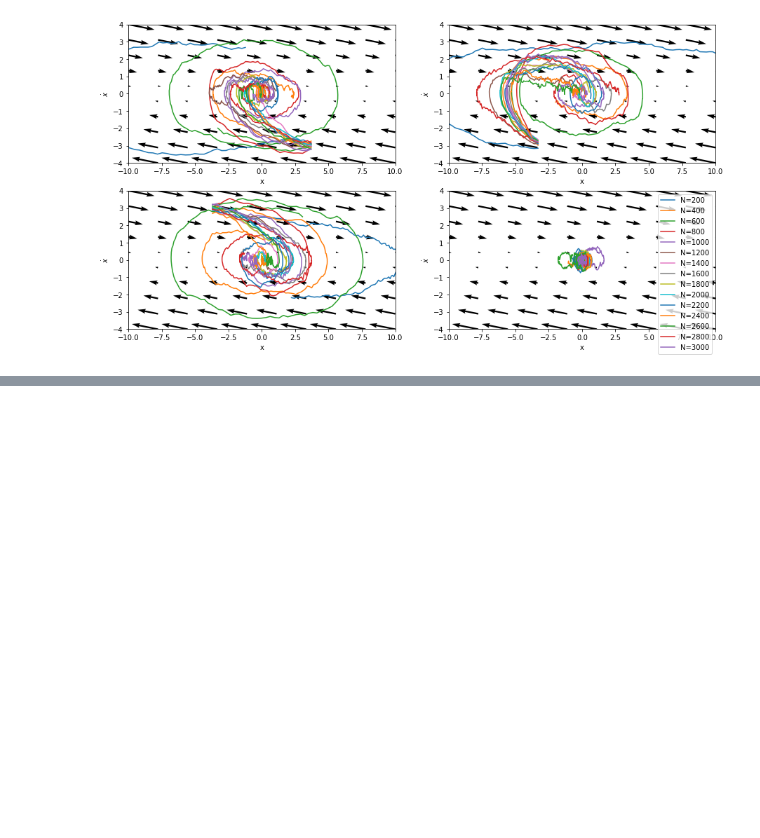
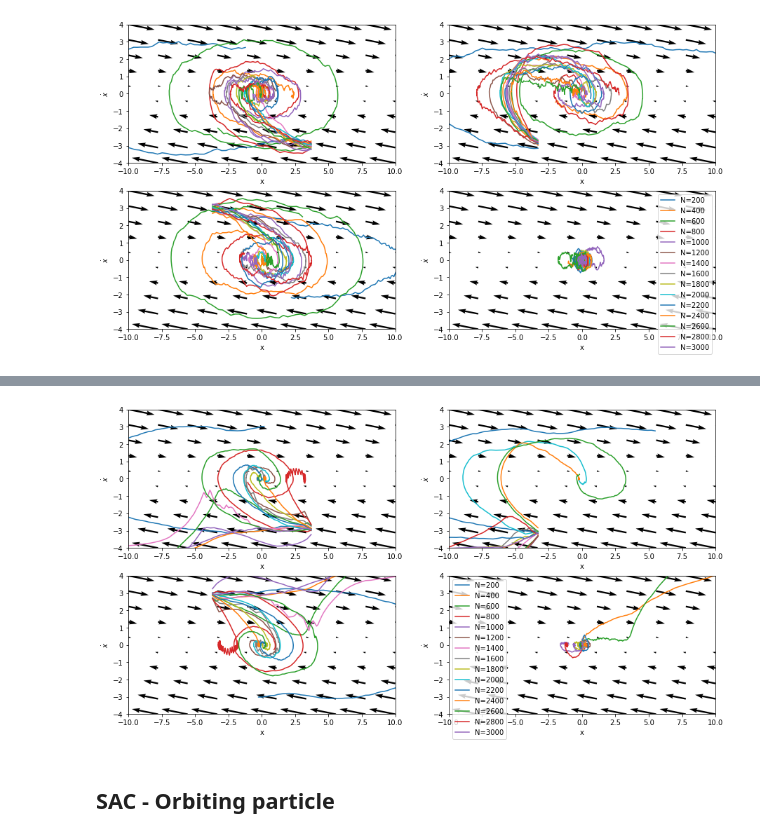
Before and after one commit to JopNiessen/SoftActorCritic, a Jupyter notebook: RSAC_straightline_motion.ipynb, the cells around one changed output, grey strips where cells are left out. Drawn from its saved outputs; the diff is of its cells as text; code cells hidden in the pictures; blank space fills up the shorter version.

```diff
--- a/RSAC_straightline_motion.ipynb
+++ b/RSAC_straightline_motion.ipynb
@@ -302,0 +428,25 @@ plt.show()
+# %%
+fig, ax = plt.subplots(2, 2, figsize=(15, 8))
+ax = ax.flatten()
+
+name = names[0]
+
+for factor in range(1, int(Nep/200)+1):
+    controller = PARAMS[name][0][f'N{factor*200}']['pi'].predict_step
+    for pidx in range(4):
+        env.v = jnp.identity(2) * noise_lvl[0]
+        S, Y, _, _ = run_trial(env, controller, T=15, x0=x0[pidx], recurrent=True, hidden_size=hidden_size)
+        ax[pidx].plot(S[:,0], S[:,1], label=f'N={factor*200}')
+
+for idx in range(4):
+    ax[idx].quiver(xv, vv, qx, qv)
+    ax[idx].set_xlabel('x')
+    ax[idx].set_ylabel(r'$\dot{x}$')
+    ax[idx].set_xlim([-10, 10])
+    ax[idx].set_ylim([-4, 4])
+ax[-1].legend()
+plt.show()
+# %% [output]
+[figure, added]
+# %% [markdown]
+## SAC - Orbiting particle
```
Also changed, not shown: parts of 20 cells of this notebook, 6 other files.
